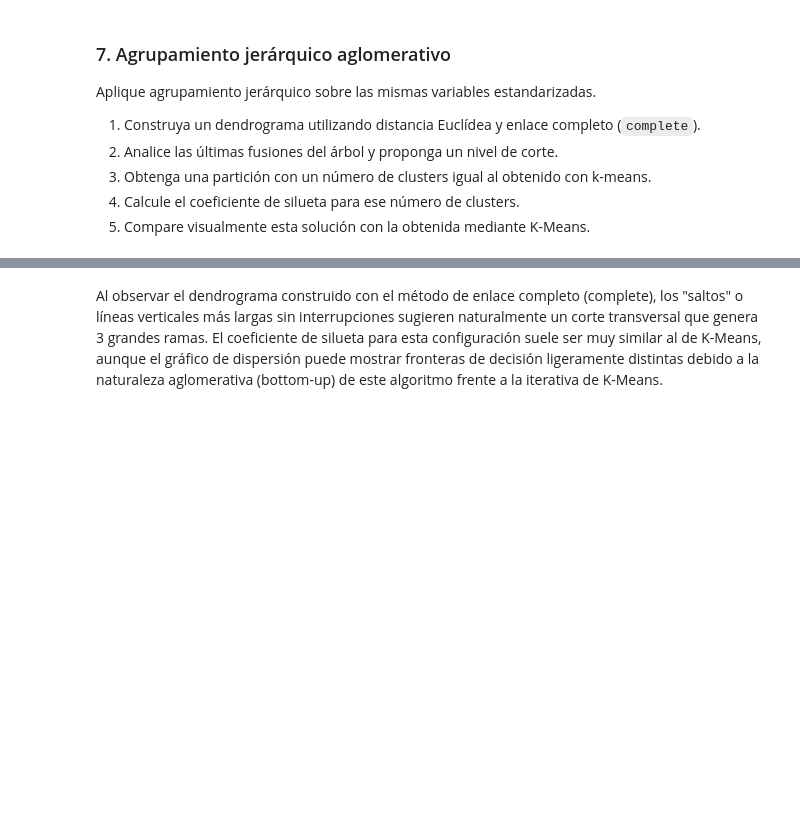
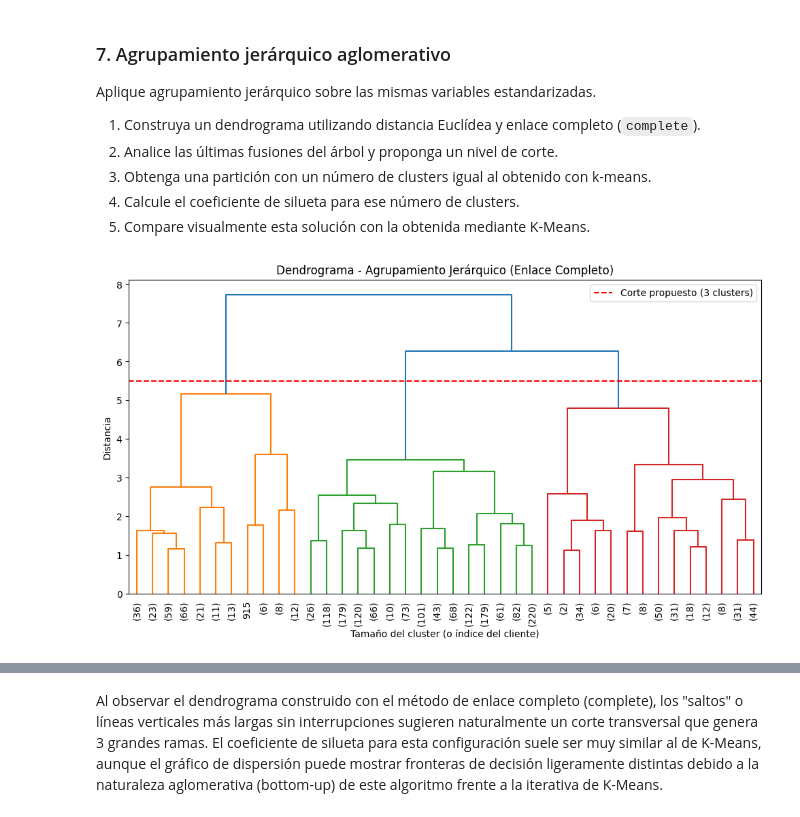
Before and after one commit to LucasSegovia01/Nu-ez_Segovia-Aprendizaje_automatico, a Jupyter notebook: Trabajo_practico_4/Actividad_Clustering_Segmentacion_clientes_grupo3.ipynb, the cells around one changed output, grey strips where cells are left out. Saved outputs shown, nothing was run; the diff lists cells and outputs as text; code cells hidden in the pictures; blank space fills up the shorter version.

```diff
--- a/Trabajo_practico_4/Actividad_Clustering_Segmentacion_clientes_grupo3.ipynb
+++ b/Trabajo_practico_4/Actividad_Clustering_Segmentacion_clientes_grupo3.ipynb
@@ -364,15 +488,19 @@ Aplique agrupamiento jerárquico sobre las mismas variables estandarizadas.
 # %%
 # Construimos la matriz de enlace (distancia Euclídea y enlace completo)
 Z = linkage(X_scaled, method='complete', metric='euclidean')
 
 # Construimos y mostramos el Dendrograma
 plt.figure(figsize=(12, 6))
 plt.title('Dendrograma - Agrupamiento Jerárquico (Enlace Completo)')
 # truncate_mode='lastp' resume el gráfico para que sea legible
 dendrogram(Z, truncate_mode='lastp', p=40, leaf_rotation=90., leaf_font_size=10.)
 plt.xlabel('Tamaño del cluster (o índice del cliente)')
 plt.ylabel('Distancia')
+plt.axhline(y=5.5, color='red', linestyle='--', label='Corte propuesto (3 clusters)')
+plt.legend()
 plt.show()
+# %% [output]
+[figure, added]
 # %%
 # Obtenemos la partición forzando K=3 (igual que en K-Means)
 hc = AgglomerativeClustering(n_clusters=3, metric='euclidean', linkage='complete')
```
Also changed, not shown: parts of 18 cells of this notebook.
